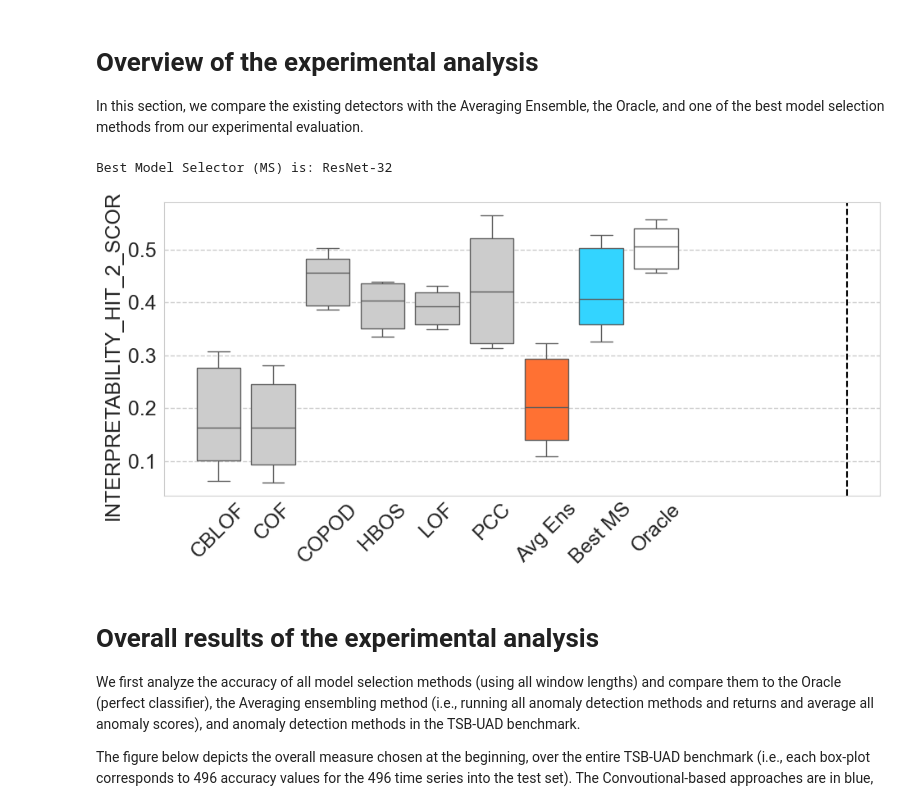
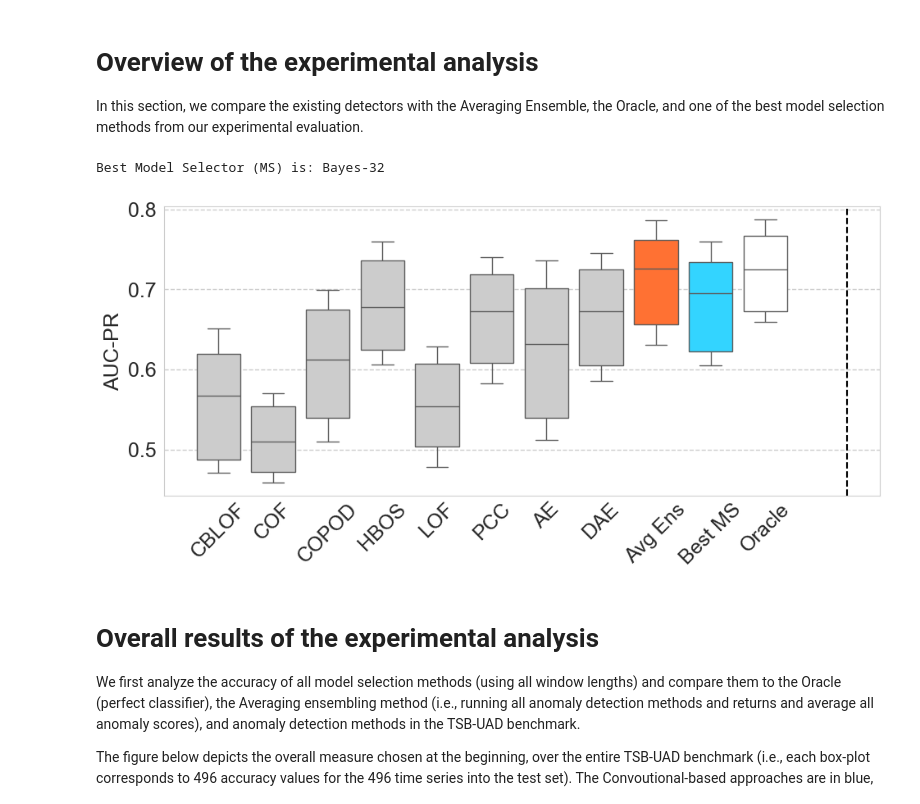
Before and after one commit to doanthihoaithu/MSAD, a Jupyter notebook: experiments/accuracy_analysis/accuracy_evaluation_mts.ipynb, the cells around one changed output. Drawn from its saved outputs; the diff is of its cells as text; code cells hidden in the pictures.

```diff
--- a/experiments/accuracy_analysis/accuracy_evaluation_mts.ipynb
+++ b/experiments/accuracy_analysis/accuracy_evaluation_mts.ipynb
@@ -35,14 +35,14 @@ Please select a measure for the analysis. You can choose between VUS_PR and AUC_
 **Make sure to change to the name of the file that you want to read from**
 # %%
 # Replace this value with "AUC_PR" or "VUS_PR" to obtain the corresponding results
-measure_name = 'INTERPRETABILITY_HIT_2_SCORE'
+measure_name = 'AUC_PR'
 
 # ['INTERPRETABILITY_HIT_2_SCORE', 'INTERPRETABILITY_LOG_SCORE']
 
 # Uncomment this command and all plt.savefig(...) commands to save the generated figures
 # figure_path = 'dummy/path/{}.svg'
 
-df = pd.read_csv('../../results_mts/current_accuracy_{}.csv'.format(measure_name))
+df = pd.read_csv('../../results_mts/accuracy/settings_one/current_accuracy_{}.csv'.format(measure_name))
 if 'Unnamed: 0' in df.columns:
     df = df.drop(labels='Unnamed: 0', axis=1)
 
@@ -71,7 +71,7 @@ methods_feature = [
 
 # old_methods = ['IFOREST', 'LOF', 'MP', 'NORMA', 'IFOREST1', 'HBOS', 'OCSVM','PCA', 'AE', 'CNN', 'LSTM', 'POLY']
 
-old_methods = ['CBLOF', 'COF', 'COPOD', 'HBOS', 'LOF', 'PCC']
+old_methods = ['CBLOF', 'COF', 'COPOD', 'HBOS', 'LOF', 'PCC', 'AutoEncoder (AE)', 'DenoisingAutoEncoder (DAE)']
 
 Base_methods = ['Avg Ens','Oracle']
 
@@ -147,7 +143,9 @@ template_names = {
     'HBOS': 'HBOS',
     'OCSVM': 'OCSVM',
     'PCA': 'PCA',
-    'AE': 'AE',
+    # 'AE': 'AE',
+    'AutoEncoder (AE)': 'AE',
+    'DenoisingAutoEncoder (DAE)': 'DAE',
     'CNN': 'CNN',
     'LSTM': 'LSTM',
     'POLY': 'POLY',
@@ -196,36 +194,36 @@ def plot_result_boxplot_dataset():
     method_means = df[[x for x in all_methods_ens if x in df.columns]].mean()
     best_ms = method_means.idxmax() # Best MS may differ since results are may slightly vary (although distributions are solid)
 #     best_ms = 'resnet_1024' # Best model selector at the time publishing of our paper
     print(f"Best Model Selector (MS) is: {final_names[best_ms]}")
 
     # old_method_order = ['OCSVM','POLY','LSTM','CNN','HBOS','PCA','IFOREST','AE','LOF','IFOREST1','MP','NORMA']
-    old_method_order = ['CBLOF','COF','COPOD','HBOS','LOF','PCC']
+    old_method_order = ['CBLOF','COF','COPOD','HBOS','LOF','PCC','AutoEncoder (AE)','DenoisingAutoEncoder (DAE)']
     my_pal = {method: methods_colors["detectors"] for method in old_method_order}
     my_pal = {**my_pal, **{"Avg Ens": methods_colors["avg_ens"], best_ms: methods_colors["best_ms"], 'Oracle': methods_colors["oracle"] }}
 
     tmp_methods = old_method_order + ['Avg Ens', best_ms, 'Oracle']
     bplot = sns.boxplot(data=df[tmp_methods], palette=my_pal, showfliers = False, saturation=1, whis=0.241289844)
 
     xticks_labels = []
     for x in tmp_methods:
         if x != best_ms:
             xticks_labels.append(final_names[x])
         else:
             xticks_labels.append(final_names['best_ms'])
 
     plt.xticks(list(range(len(xticks_labels))), xticks_labels, rotation=45)
     plt.ylabel(final_names[measure_name])
 
     plt.axvline(11.5, color='black', linestyle='--')
     plt.tight_layout()
 #     plt.savefig(figure_path.format('1_intro_fig_1'), transparent=True)
     plt.show()
     plt.close()
 
 plot_result_boxplot_dataset()
 # %% [output]
-Best Model Selector (MS) is: ResNet-32
+Best Model Selector (MS) is: Bayes-32
-[figure, old version]
+[figure, new version]
 # %% [markdown]
 # Overall results of the experimental analysis
 
```
Also changed, not shown: parts of 3 cells of this notebook, 27 other files.
